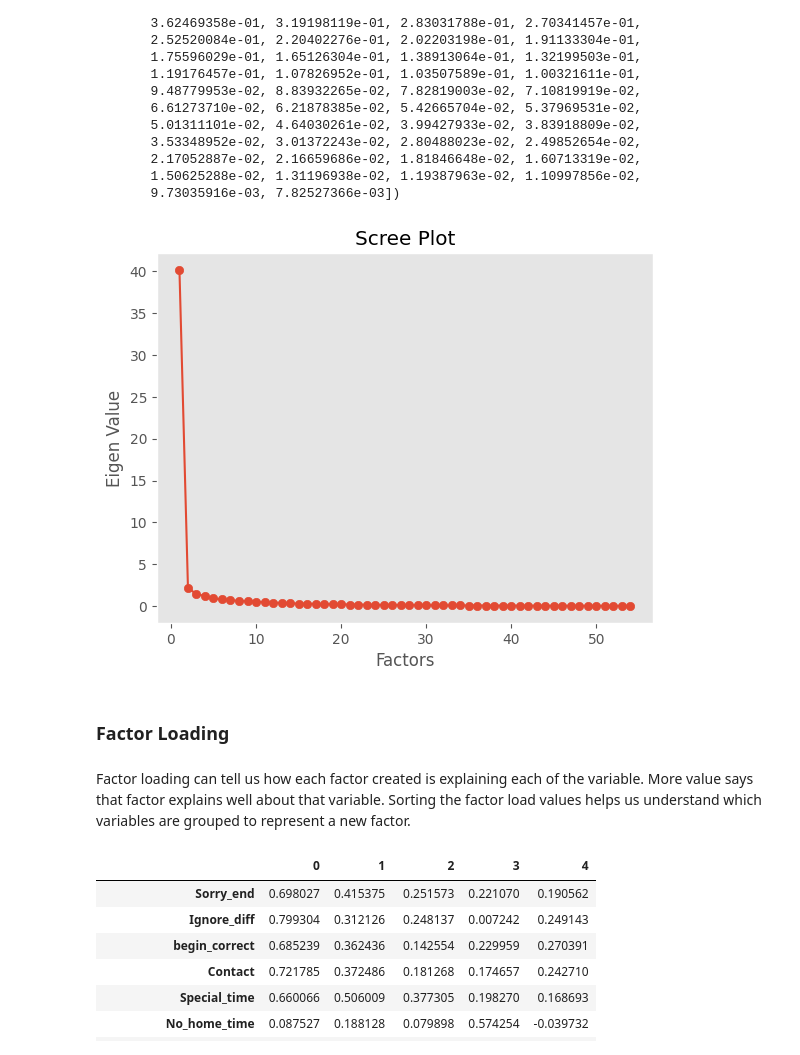
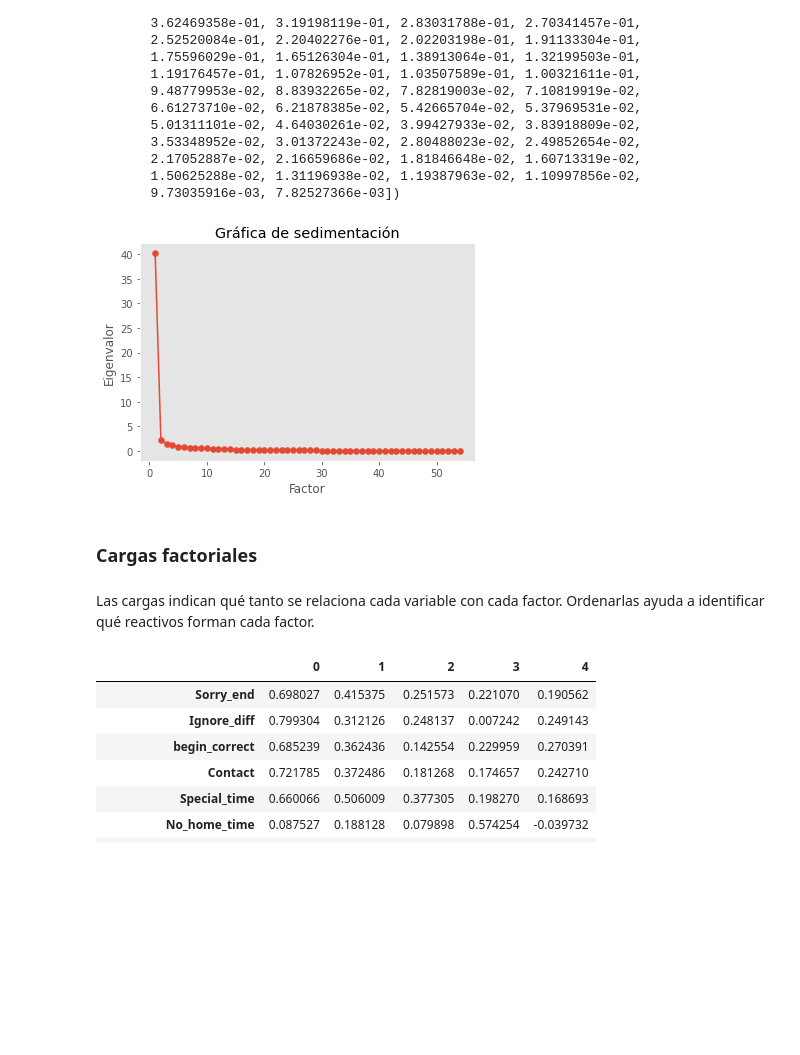
Before and after one commit to benjov/Multivariante-II-2026-Tec, a Jupyter notebook: 03 Factor Analysis/02 Divorce/divorce_prediction_with_factor_analysis.ipynb, the cells around one changed output. Drawn from its saved outputs; the diff is of its cells as text; code cells hidden in the pictures; blank space fills up the shorter version.

```diff
--- a/03 Factor Analysis/02 Divorce/divorce_prediction_with_factor_analysis.ipynb
+++ b/03 Factor Analysis/02 Divorce/divorce_prediction_with_factor_analysis.ipynb
@@ -313,17 +300,17 @@ array([4.01756867e+01, 2.16531589e+00, 1.41651436e+00, 1.19405368e+00,
 # %%
 #
 plt.scatter( range(1,n+1) , ev)
 plt.plot( range(1,n+1) , ev)
-plt.title('Scree Plot')
-plt.xlabel('Factors')
-plt.ylabel('Eigen Value')
+plt.title('Gráfica de sedimentación')
+plt.xlabel('Factor')
+plt.ylabel('Eigenvalor')
 plt.grid()
 # %% [output]
-[figure, old version]
+[figure, new version]
 # %% [markdown]
-### Factor Loading
+### Cargas factoriales
 # %% [markdown]
-Factor loading can tell us how each factor created is explaining each of the variable. More value says that factor explains well about that variable. Sorting the factor load values helps us understand which variables are grouped to represent a new factor.
+Las cargas indican qué tanto se relaciona cada variable con cada factor. Ordenarlas ayuda a identificar qué reactivos forman cada factor.
 # %%
 #
 fa = FactorAnalyzer( n_factors = 5, rotation = 'varimax' )
```
Also changed, not shown: parts of 40 cells of this notebook, 13 other files.
